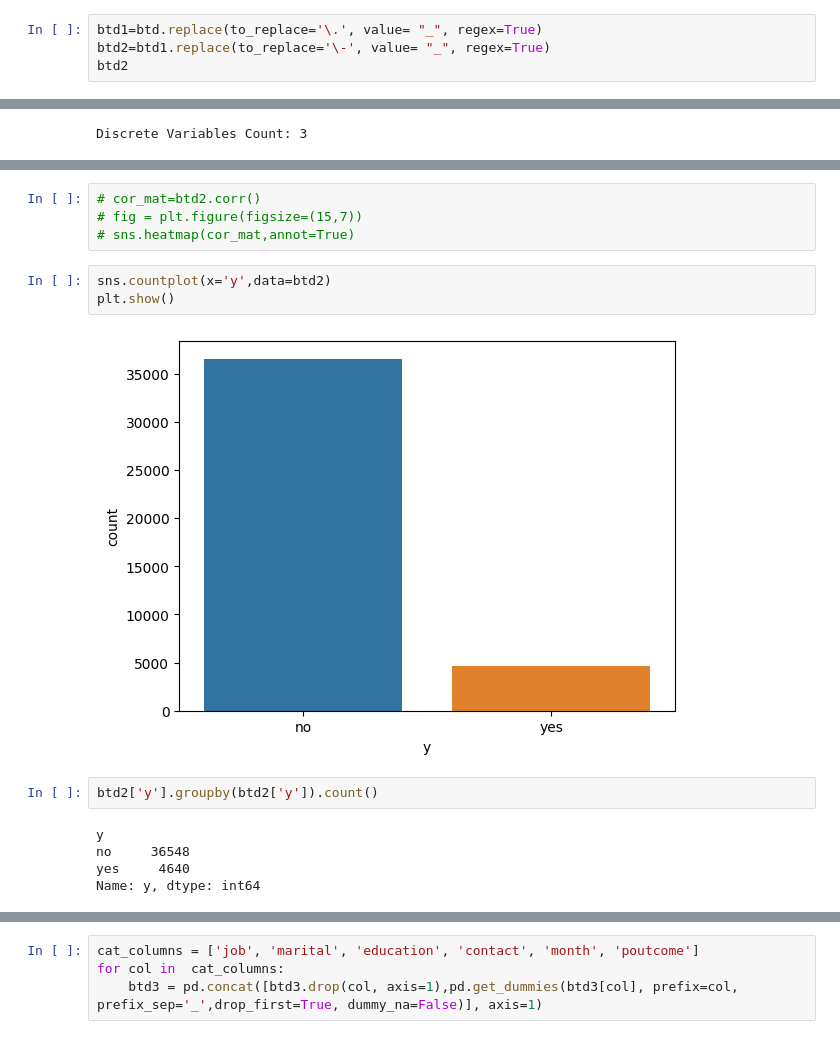
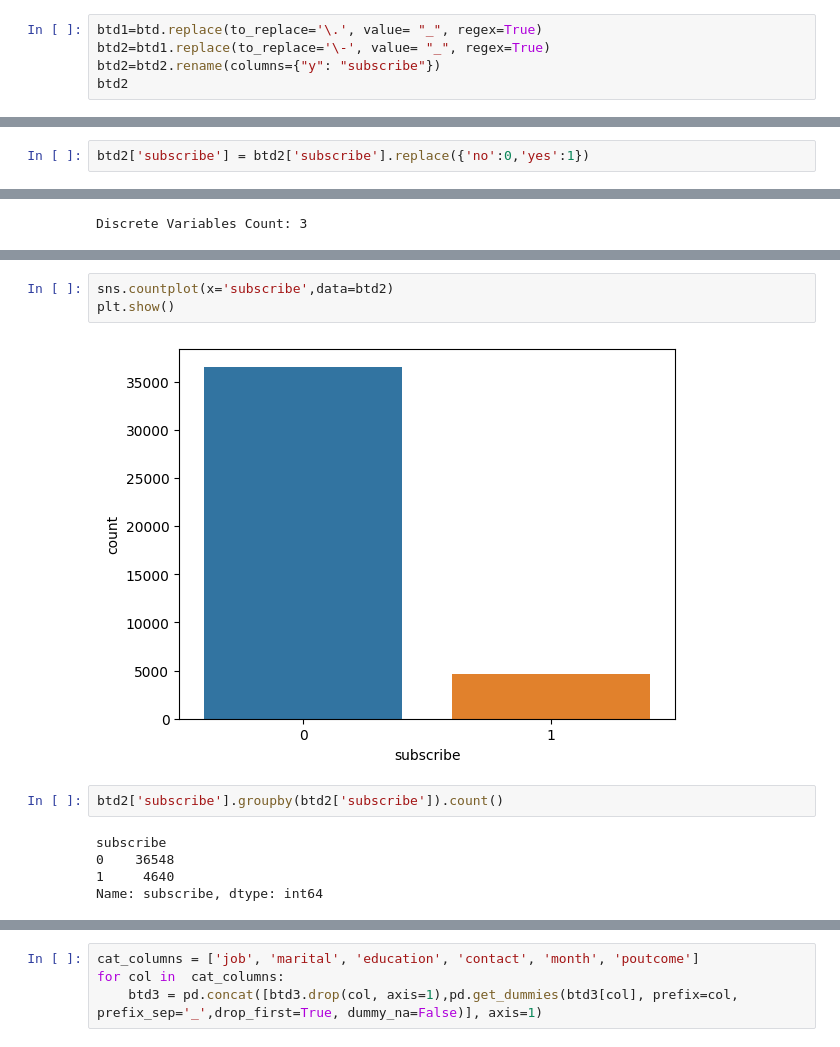
Before and after one commit to tejo30421/Bank-term-deposit, a Jupyter notebook: Draft.ipynb, the cells around one changed output, grey strips where cells are left out. Cells and saved outputs as stored; diff of their text form.

```diff
--- a/Draft.ipynb
+++ b/Draft.ipynb
@@ -58,6 +60,7 @@ y
 # %%
 btd1=btd.replace(to_replace='\.', value= "_", regex=True)
 btd2=btd1.replace(to_replace='\-', value= "_", regex=True)
+btd2=btd2.rename(columns={"y": "subscribe"})
 btd2
 # %% [output]
 |  | age | job | marital | education | default | housing | loan | contact | month | duration | campaign | ... |
@@ -73,3 +76,5 @@ btd2
 | 41186 | 44 | technician | married | professional_course | no | no | no | cellular | nov | 442 | 1 | ... |
 | 41187 | 74 | retired | married | professional_course | no | yes | no | cellular | nov | 239 | 3 | ... |
 41188 rows × 20 columns
+# %%
+btd2['subscribe'] = btd2['subscribe'].replace({'no':0,'yes':1})
@@ -189,20 +210,16 @@ for feature in continuous_features:
 plt.show()
 # %% [output]
 [figure]
-# %%
-# cor_mat=btd2.corr()
-# fig = plt.figure(figsize=(15,7))
-# sns.heatmap(cor_mat,annot=True)
 # %%
-sns.countplot(x='y',data=btd2)
+sns.countplot(x='subscribe',data=btd2)
 plt.show()
 # %% [output]
-[figure, old version]
+[figure, new version]
 # %%
-btd2['y'].groupby(btd2['y']).count()
+btd2['subscribe'].groupby(btd2['subscribe']).count()
 # %% [output]
-y
-no     36548
-yes     4640
-Name: y, dtype: int64
+subscribe
+0    36548
+1     4640
+Name: subscribe, dtype: int64
 # %%
```
Also changed, not shown: parts of 27 cells of this notebook.
